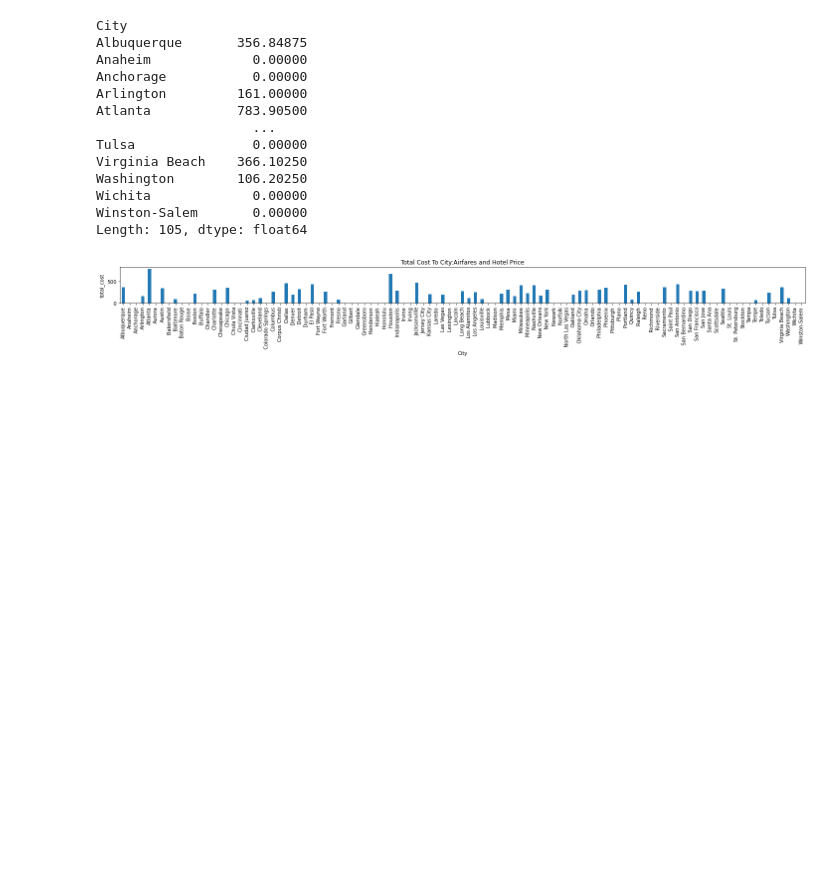
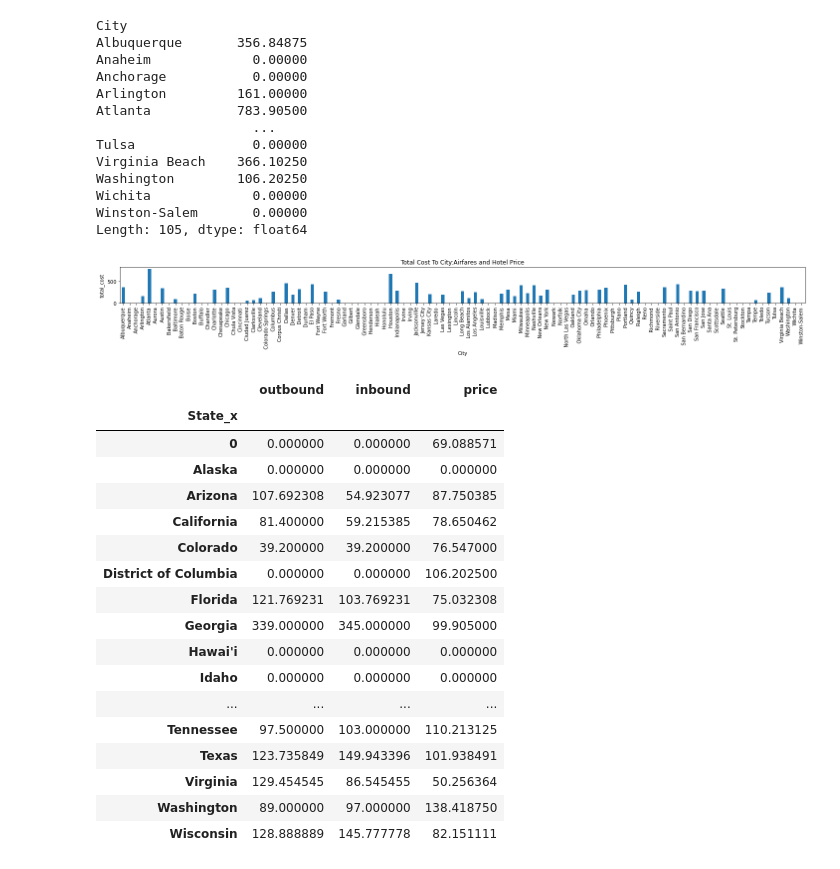
Before and after one commit to Kaylawkelly/HotelRateLocataion-Project1, a Jupyter notebook: Project 1 Travel.ipynb, the cells around one changed output. Cells and saved outputs as stored; diff of their text form; code cells hidden in the pictures; blank space fills up the shorter version.

```diff
--- a/Project 1 Travel.ipynb
+++ b/Project 1 Travel.ipynb
@@ -179,3 +179,31 @@ plt.savefig("total_cost_Attraction.png")
 plt.show()
 # %% [output]
 [figure]
+# %%
+outbound = merged_data_df.groupby('State_x')['Cheapest_Outbound_Airfare'].mean()
+inbound = merged_data_df.groupby('State_x')['Cheapest_Return_Airfare'].mean()
+price = merged_data_df.groupby('State_x')['Price'].mean()
+
+fare2_df = pd.DataFrame({"outbound": outbound, "inbound": inbound, "price": price})
+
+
+fare2_df
+# %% [output]
+|  | outbound | inbound | price |
+| State_x |  |  |  |
+| 0 | 0.000000 | 0.000000 | 69.088571 |
+| Alaska | 0.000000 | 0.000000 | 0.000000 |
+| Arizona | 107.692308 | 54.923077 | 87.750385 |
+| California | 81.400000 | 59.215385 | 78.650462 |
+| Colorado | 39.200000 | 39.200000 | 76.547000 |
+| District of Columbia | 0.000000 | 0.000000 | 106.202500 |
+| Florida | 121.769231 | 103.769231 | 75.032308 |
+| Georgia | 339.000000 | 345.000000 | 99.905000 |
+| Hawai'i | 0.000000 | 0.000000 | 0.000000 |
+| Idaho | 0.000000 | 0.000000 | 0.000000 |
+| ... | ... | ... | ... |
+| Tennessee | 97.500000 | 103.000000 | 110.213125 |
+| Texas | 123.735849 | 149.943396 | 101.938491 |
+| Virginia | 129.454545 | 86.545455 | 50.256364 |
+| Washington | 89.000000 | 97.000000 | 138.418750 |
+| Wisconsin | 128.888889 | 145.777778 | 82.151111 |
```
Also changed, not shown: parts of 2 cells of this notebook, 1 other file.
